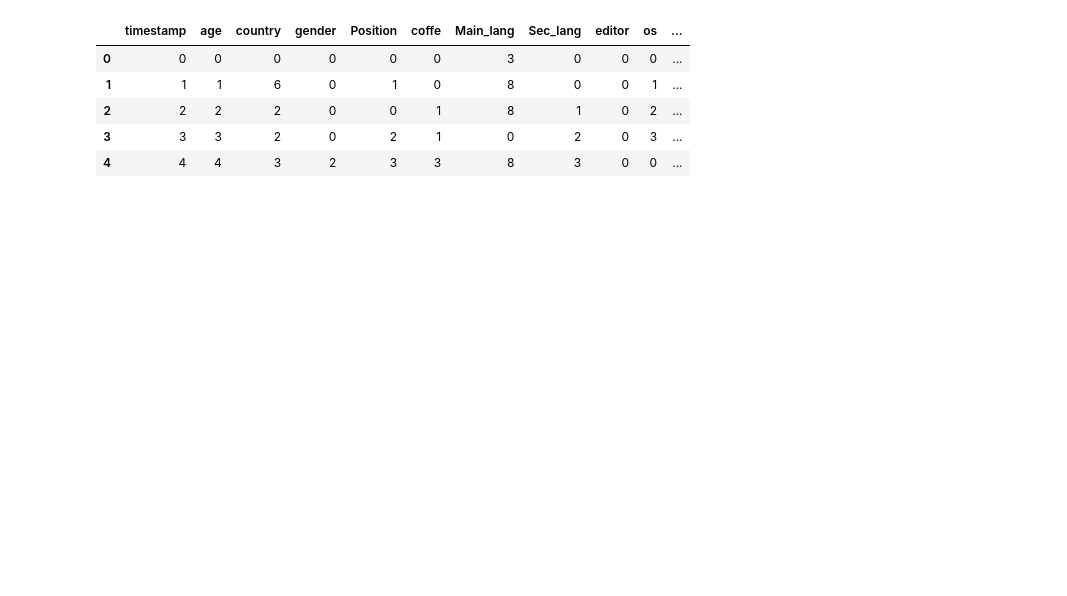
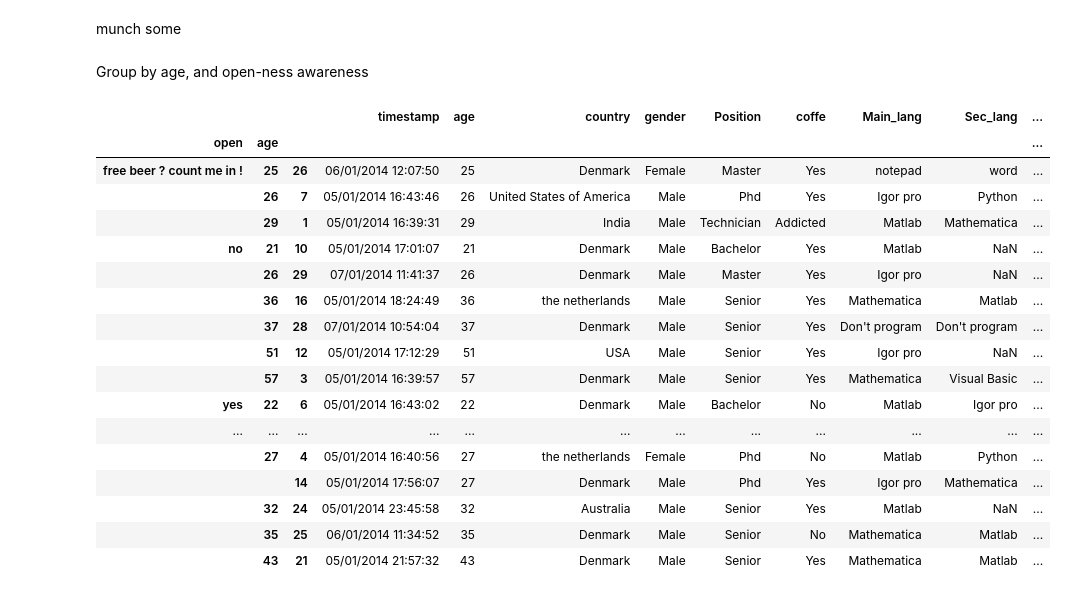
Before and after one commit to giulioungaretti/QDev-Demographics, a Jupyter notebook: data munching.ipynb, the cells around one changed output. Cells and saved outputs as stored; diff of their text form; code cells hidden in the pictures; blank space fills up the shorter version.

```diff
--- a/data munching.ipynb
+++ b/data munching.ipynb
@@ -26,10 +29,2 @@ converters = tokenize(data.columns,data)
-# %%
-data_tokenized = data.applymap(lambda s: converters[1].get(s) if s in converters[1] else s)
-data_tokenized.head()
-# %% [output]
-|  | timestamp | age | country | gender | Position | coffe | Main_lang | Sec_lang | editor | os | ... |
-| 0 | 0 | 0 | 0 | 0 | 0 | 0 | 3 | 0 | 0 | 0 | ... |
-| 1 | 1 | 1 | 6 | 0 | 1 | 0 | 8 | 0 | 0 | 1 | ... |
-| 2 | 2 | 2 | 2 | 0 | 0 | 1 | 8 | 1 | 0 | 2 | ... |
-| 3 | 3 | 3 | 2 | 0 | 2 | 1 | 0 | 2 | 0 | 3 | ... |
-| 4 | 4 | 4 | 3 | 2 | 3 | 3 | 8 | 3 | 0 | 0 | ... |
+# %% [markdown]
+munch some
@@ -35,0 +55,23 @@ data_tokenized.head()
+# %% [markdown]
+Group by age, and open-ness awareness
+# %%
+open_age.head() #peak
+# %% [output]
+|  |  |  | timestamp | age | country | gender | Position | coffe | Main_lang | Sec_lang | ... |
+| open | age |  |  |  |  |  |  |  |  |  | ... |
+| free beer ? count me in ! | 25 | 26 | 06/01/2014 12:07:50 | 25 | Denmark | Female | Master | Yes | notepad | word | ... |
+|  | 26 | 7 | 05/01/2014 16:43:46 | 26 | United States of America | Male | Phd | Yes | Igor pro | Python | ... |
+|  | 29 | 1 | 05/01/2014 16:39:31 | 29 | India | Male | Technician | Addicted | Matlab | Mathematica | ... |
+| no | 21 | 10 | 05/01/2014 17:01:07 | 21 | Denmark | Male | Bachelor | Yes | Matlab | NaN | ... |
+|  | 26 | 29 | 07/01/2014 11:41:37 | 26 | Denmark | Male | Master | Yes | Igor pro | NaN | ... |
+|  | 36 | 16 | 05/01/2014 18:24:49 | 36 | the netherlands | Male | Senior | Yes | Mathematica | Matlab | ... |
+|  | 37 | 28 | 07/01/2014 10:54:04 | 37 | Denmark | Male | Senior | Yes | Don't program | Don't program | ... |
+|  | 51 | 12 | 05/01/2014 17:12:29 | 51 | USA | Male | Senior | Yes | Igor pro | NaN | ... |
+|  | 57 | 3 | 05/01/2014 16:39:57 | 57 | Denmark | Male | Senior | Yes | Mathematica | Visual Basic | ... |
+| yes | 22 | 6 | 05/01/2014 16:43:02 | 22 | Denmark | Male | Bachelor | No | Matlab | Igor pro | ... |
+| ... | ... | ... | ... | ... | ... | ... | ... | ... | ... | ... | ... |
+|  | 27 | 4 | 05/01/2014 16:40:56 | 27 | the netherlands | Female | Phd | No | Matlab | Python | ... |
+|  |  | 14 | 05/01/2014 17:56:07 | 27 | Denmark | Male | Phd | Yes | Igor pro | Mathematica | ... |
+|  | 32 | 24 | 05/01/2014 23:45:58 | 32 | Australia | Male | Senior | Yes | Matlab | NaN | ... |
+|  | 35 | 25 | 06/01/2014 11:34:52 | 35 | Denmark | Male | Senior | No | Mathematica | Matlab | ... |
+|  | 43 | 21 | 05/01/2014 21:57:32 | 43 | Denmark | Male | Senior | Yes | Mathematica | Matlab | ... |
```
Also changed, not shown: parts of 9 cells of this notebook, 2 other files.
